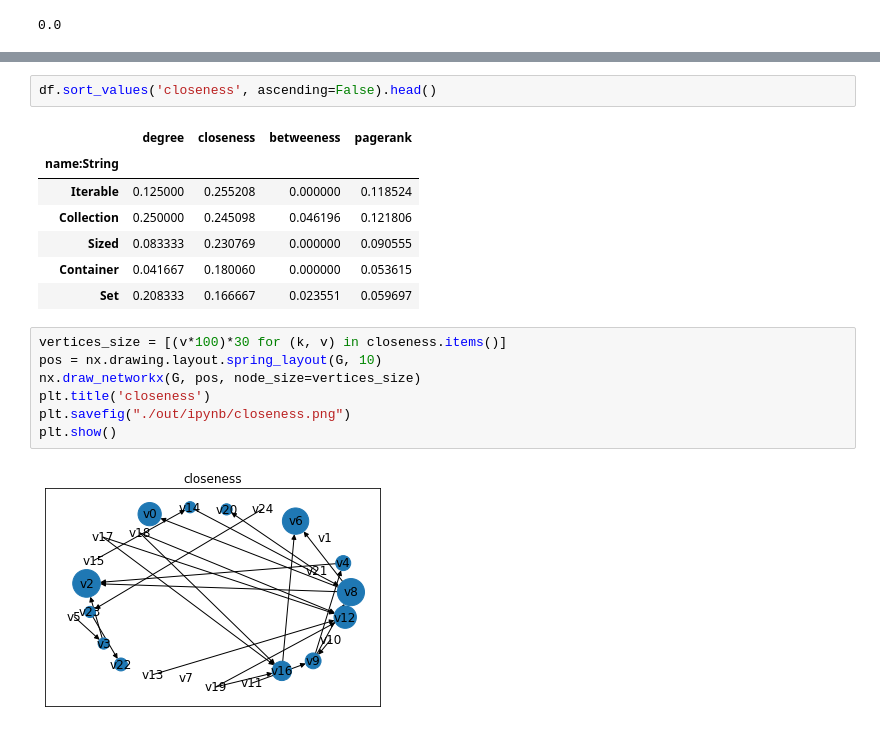
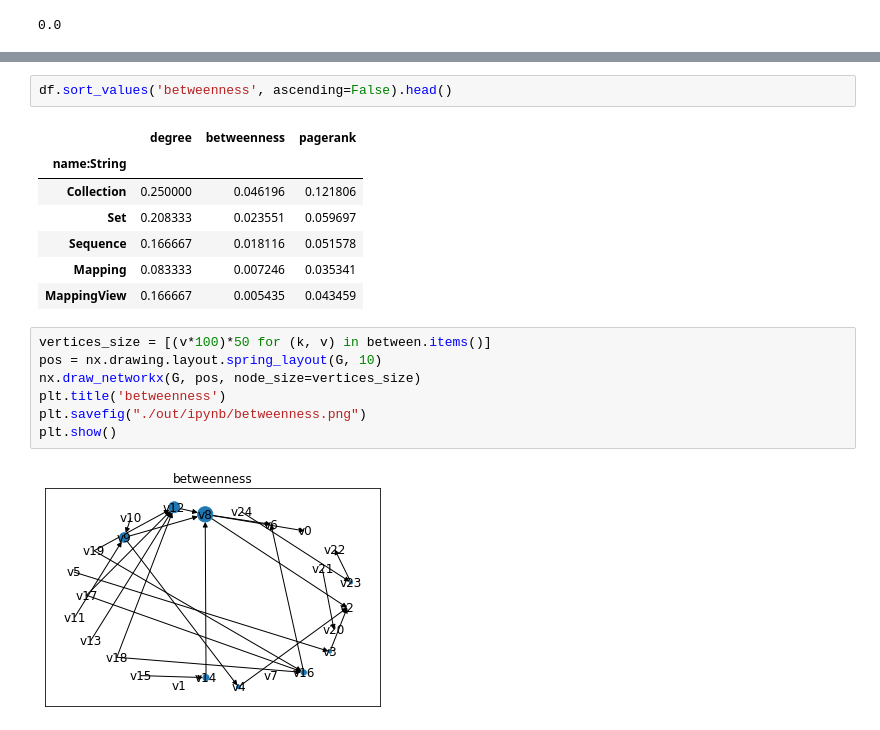
Before and after one commit to hayata-yamamoto/pkg-analysis, a Jupyter notebook: network_analysis.ipynb, the cells around one changed output, grey strips where cells are left out. Cells and saved outputs as stored; diff of their text form.

```diff
--- a/network_analysis.ipynb
+++ b/network_analysis.ipynb
@@ -114,19 +122,19 @@ plt.show()
 # %%
-df.sort_values('closeness', ascending=False).head()
+df.sort_values('betweenness', ascending=False).head()
 # %% [output]
-|  | degree | closeness | betweeness | pagerank |
-| name:String |  |  |  |  |
-| Iterable | 0.125000 | 0.255208 | 0.000000 | 0.118524 |
-| Collection | 0.250000 | 0.245098 | 0.046196 | 0.121806 |
-| Sized | 0.083333 | 0.230769 | 0.000000 | 0.090555 |
-| Container | 0.041667 | 0.180060 | 0.000000 | 0.053615 |
-| Set | 0.208333 | 0.166667 | 0.023551 | 0.059697 |
+|  | degree | betweenness | pagerank |
+| name:String |  |  |  |
+| Collection | 0.250000 | 0.046196 | 0.121806 |
+| Set | 0.208333 | 0.023551 | 0.059697 |
+| Sequence | 0.166667 | 0.018116 | 0.051578 |
+| Mapping | 0.083333 | 0.007246 | 0.035341 |
+| MappingView | 0.166667 | 0.005435 | 0.043459 |
 # %%
-vertices_size = [(v*100)*30 for (k, v) in closeness.items()]
+vertices_size = [(v*100)*50 for (k, v) in between.items()]
 pos = nx.drawing.layout.spring_layout(G, 10)
 nx.draw_networkx(G, pos, node_size=vertices_size)
-plt.title('closeness')
-plt.savefig("./out/ipynb/closeness.png")
+plt.title('betweenness')
+plt.savefig("./out/ipynb/betweenness.png")
 plt.show()
 # %% [output]
-[figure, old version]
+[figure, new version]
```
Also changed, not shown: parts of 14 cells of this notebook, 7 other files.
